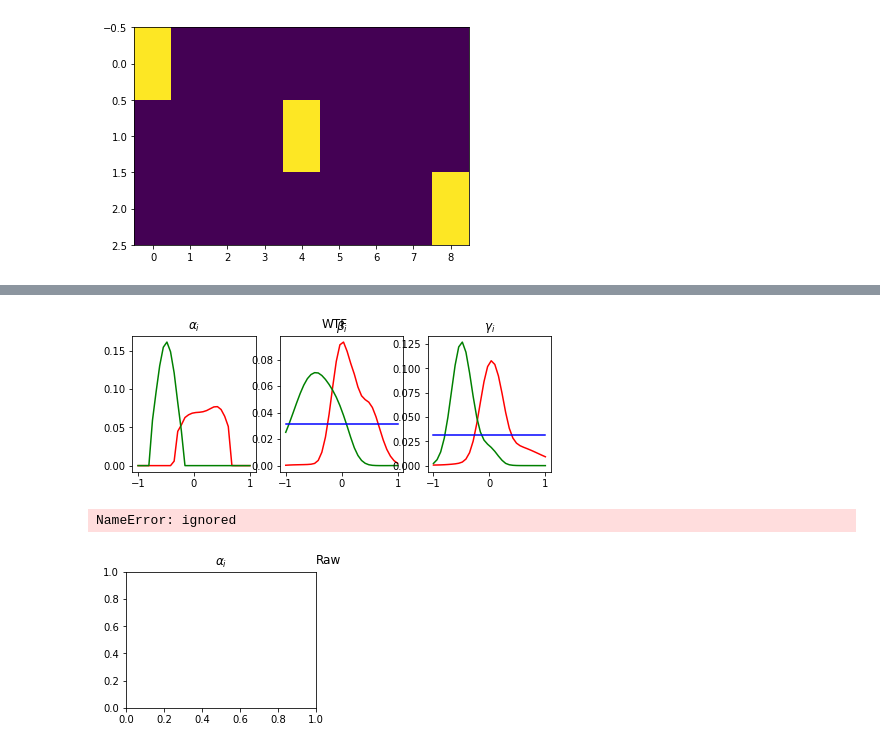
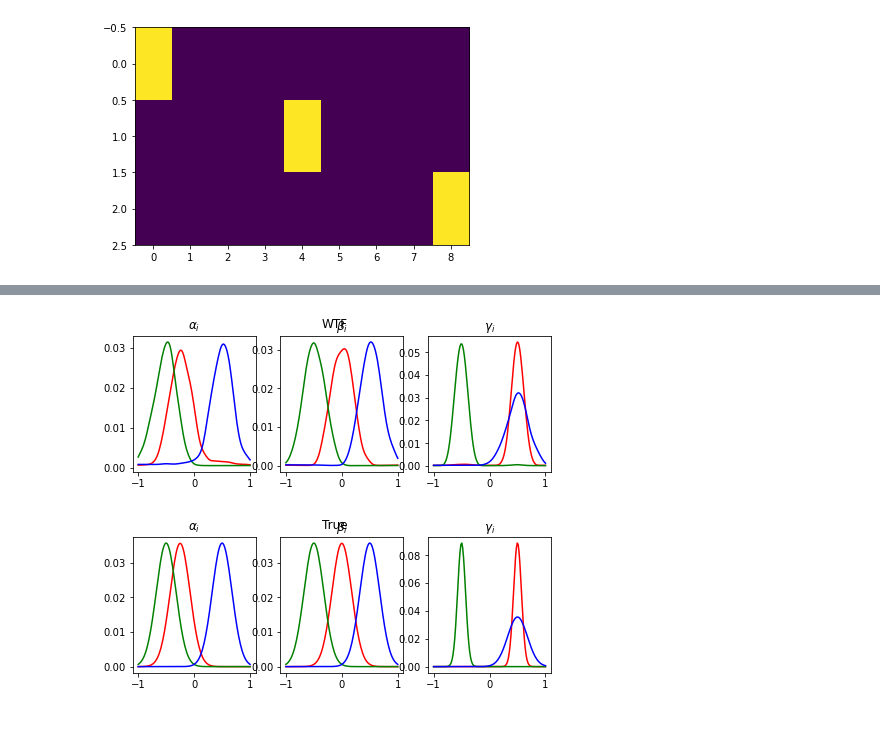
Before and after one commit to zsteve/wtf, a Jupyter notebook: examples/trivariate.ipynb, the cells around one changed output, grey strips where cells are left out. Drawn from its saved outputs; the diff is of its cells as text; code cells hidden in the pictures.

```diff
--- a/examples/trivariate.ipynb
+++ b/examples/trivariate.ipynb
@@ -72,6 +3,6 @@ Processing triggers for libc-bin (2.27-3ubuntu1.2) ...
 # %%
 PLT_CELL = 2.5
-figs_path = "/content/Tensor-project/manuscript/figs/"
+figs_path = "/home/szhangubcmath/wtf/manuscript/figs/"
 # %%
 import os
 import sys
@@ -102,21 +28,23 @@ import decomp
 def gaussian(x, h):
     return np.exp(-(x/h)**2)
 
-sizex, sizey = (16, 16)
+sizex = 128
 
-x = np.linspace(-1, 1, 16)
-mu_x = [0, -0.5, 0.5]
+x = np.linspace(-1, 1, sizex)
+mu_x = [-0.25, -0.5, 0.5]
 h_x = [0.25, 0.25, 0.25]
 mu_y = [0, -0.5, 0.5]
 h_y = [0.25, 0.25, 0.25]
-mu_z = [0, -0.5, 0.5]
-h_z = [0.25, 0.25, 0.25]
+mu_z = [0.5, -0.5, 0.5]
+h_z = [0.1, 0.1, 0.25]
 
-alpha = [decomp.normalise(gaussian(x - mu_x[i], h = h_x[i])) for i in range(len(mu_x))]
-beta  = [decomp.normalise(gaussian(x - mu_y[i], h = h_y[i])) for i in range(len(mu_y))]
-gamma = [decomp.normalise(gaussian(x - mu_z[i], h = h_z[i])) for i in range(len(mu_z))]
+alpha = [wtf.normalise(gaussian(x - mu_x[i], h = h_x[i])) for i in range(len(mu_x))]
+beta  = [wtf.normalise(gaussian(x - mu_y[i], h = h_y[i])) for i in range(len(mu_y))]
+gamma = [wtf.normalise(gaussian(x - mu_z[i], h = h_z[i])) for i in range(len(mu_z))]
 
 def outer_3(x, y, z):
     return np.einsum("i,j,k->ijk", x, y, z)
 
 X = tl.tensor(sum([outer_3(alpha[i], beta[i], gamma[i]) for i in range(len(mu_x))]), dtype = tl_dtype)
+X_orig = tl.copy(X)
+X = X/X.max()
@@ -278,40 +206,42 @@ plt.savefig(figs_path + "3mode_atoms_cp.pdf")
 # %%
 plt.figure(figsize = (3*PLT_CELL, PLT_CELL))
+plt.suptitle("WTF")
 plt.subplot(1, 3, 1)
-plt.suptitle("WTF")
 plt.title("$\\alpha_i$")
-plt.plot(np.linspace(-1, 1, sizex), decomp.normalise(A[0][:, 0].cpu()), color = "red")
-plt.plot(np.linspace(-1, 1, sizex), decomp.normalise(A[0][:, 1].cpu()), color = "green")
-plt.plot(np.linspace(-1, 1, sizex), decomp.normalise(A[0][:, 2].cpu()), color = "blue")
+plt.plot(np.linspace(-1, 1, sizex), A[0][:, 0].cpu(), color = "red")
+plt.plot(np.linspace(-1, 1, sizex), A[0][:, 1].cpu(), color = "green")
+plt.plot(np.linspace(-1, 1, sizex), A[0][:, 2].cpu(), color = "blue")
 plt.subplot(1, 3, 2)
 plt.title("$\\beta_i$")
-plt.plot(np.linspace(-1, 1, sizex), decomp.normalise(A[1][:, 0].cpu()), color = "red")
-plt.plot(np.linspace(-1, 1, sizex), decomp.normalise(A[1][:, 1].cpu()), color = "green")
-plt.plot(np.linspace(-1, 1, sizex), decomp.normalise(A[1][:, 2].cpu()), color = "blue")
+plt.plot(np.linspace(-1, 1, sizex), A[1][:, 0].cpu(), color = "red")
+plt.plot(np.linspace(-1, 1, sizex), A[1][:, 1].cpu(), color = "green")
+plt.plot(np.linspace(-1, 1, sizex), A[1][:, 2].cpu(), color = "blue")
 plt.subplot(1, 3, 3)
 plt.title("$\\gamma_i$")
-plt.plot(np.linspace(-1, 1, sizex), decomp.normalise(A[2][:, 0].cpu()), color = "red")
-plt.plot(np.linspace(-1, 1, sizex), decomp.normalise(A[2][:, 1].cpu()), color = "green")
-plt.plot(np.linspace(-1, 1, sizex), decomp.normalise(A[2][:, 2].cpu()), color = "blue")
+plt.plot(np.linspace(-1, 1, sizex), A[2][:, 0].cpu(), color = "red")
+plt.plot(np.linspace(-1, 1, sizex), A[2][:, 1].cpu(), color = "green")
+plt.plot(np.linspace(-1, 1, sizex), A[2][:, 2].cpu(), color = "blue")
 plt.savefig(figs_path + "3mode_atoms_wtf.pdf")
 # %% [output]
-[figure, old version]
+[figure, new version]
 # %%
 plt.figure(figsize = (3*PLT_CELL, PLT_CELL))
-plt.suptitle("Raw")
-plt.subplot(1, 2, 1)
+plt.suptitle("True")
+plt.subplot(1, 3, 1)
 plt.title("$\\alpha_i$")
-for i in range(N):
-    plt.plot(np.linspace(-1, 1, 32), decomp.normalise(factors1[i][0]), color = "red", alpha = 0.1)
-    plt.plot(np.linspace(-1, 1, 32), decomp.normalise(factors2[i][0]), color = "green", alpha = 0.1)
-    plt.plot(np.linspace(-1, 1, 32), decomp.normalise(factors3[i][0]), color = "blue", alpha = 0.1)
-plt.subplot(1, 2, 2)
+plt.plot(np.linspace(-1, 1, sizex), alpha[0], color = "red")
+plt.plot(np.linspace(-1, 1, sizex), alpha[1], color = "green")
+plt.plot(np.linspace(-1, 1, sizex), alpha[2], color = "blue")
+plt.subplot(1, 3, 2)
 plt.title("$\\beta_i$")
-for i in range(N):
-    plt.plot(np.linspace(-1, 1, 32), decomp.normalise(factors1[i][1]), color = "red", alpha = 0.1)
-    plt.plot(np.linspace(-1, 1, 32), decomp.normalise(factors2[i][1]), color = "green", alpha = 0.1)
-    plt.plot(np.linspace(-1, 1, 32), decomp.normalise(factors3[i][1]), color = "blue", alpha = 0.1)
-plt.savefig(figs_path + "3mode_atoms_raw.pdf")
+plt.plot(np.linspace(-1, 1, sizex), beta[0], color = "red")
+plt.plot(np.linspace(-1, 1, sizex), beta[1], color = "green")
+plt.plot(np.linspace(-1, 1, sizex), beta[2], color = "blue")
+plt.subplot(1, 3, 3)
+plt.title("$\\gamma_i$")
+plt.plot(np.linspace(-1, 1, sizex), gamma[0], color = "red")
+plt.plot(np.linspace(-1, 1, sizex), gamma[1], color = "green")
+plt.plot(np.linspace(-1, 1, sizex), gamma[2], color = "blue")
+plt.savefig(figs_path + "3mode_atoms_wtf.pdf")
 # %% [output]
-NameError: ignored
-[figure, old version]
+[figure, new version]
```
Also changed, not shown: parts of 29 cells of this notebook, 5 other files.
